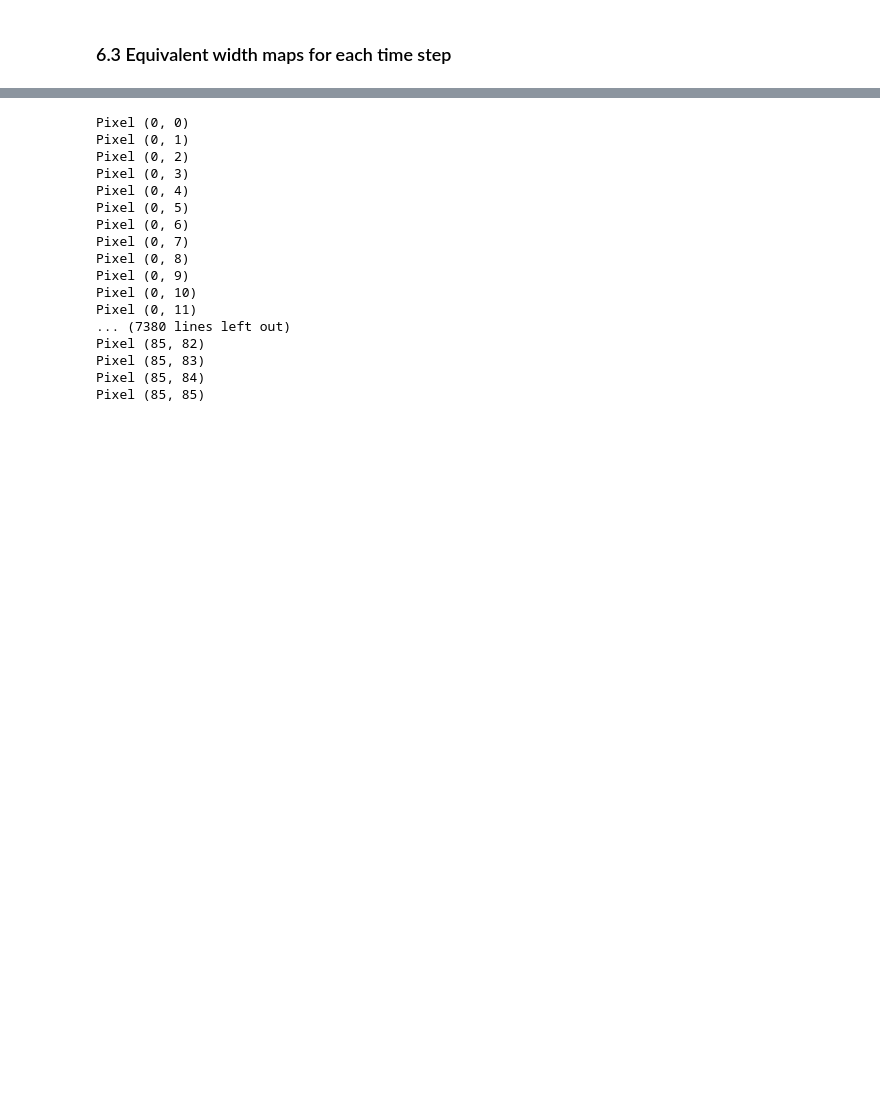
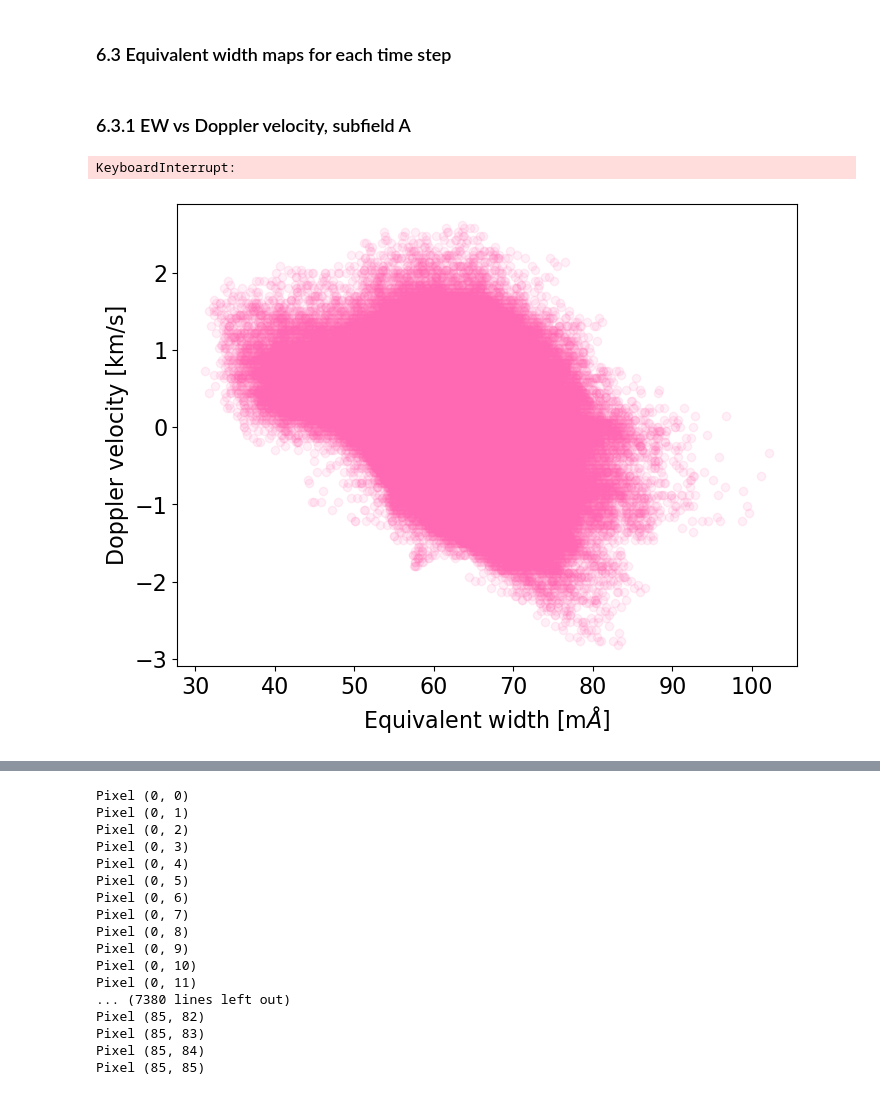
Before and after one commit to rebkabob/solar_and_stellar_physics, a Jupyter notebook: sst4_analysis.ipynb, the cells around one changed output, grey strips where cells are left out. Cells and saved outputs as stored; diff of their text form; code cells hidden in the pictures; blank space fills up the shorter version.

```diff
--- a/sst4_analysis.ipynb
+++ b/sst4_analysis.ipynb
@@ -586,6 +586,8 @@ def create_ew_maps(data, time_step, nump, thr):
 # %%
 ew_cube_A = np.load("ew_cube_A.npy")
 ew_cube_B = np.load("ew_cube_B.npy")
+# %% [markdown]
+### 6.3.1 EW vs Doppler velocity, subfield A
 # %%
 # fig, ax = plt.subplots(figsize = (8, 6))
 # time_step = 45
@@ -600,3 +602,16 @@ ew_cube_B = np.load("ew_cube_B.npy")
 # ax.set_ylabel("Doppler velocity [km/s]")
 # # plt.savefig("figures/ew_doppler_A.png")
 # plt.show()
+# %%
+fig, ax = plt.subplots(figsize = (8, 6))
+for t in range(len(time)):
+    print(f"Time step: {t}")
+    ax.scatter(ew_cube_A[t, :, :].flatten(), doppler_cube_A[t, :, :].flatten(), alpha = .1, color = "hotpink")
+    ax.set_xlabel("Equivalent width [m$\AA$]")
+    ax.set_ylabel("Doppler velocity [km/s]")
+    ax.set_title(f't[{t}]={time_s[t]: .3f} s')
+    plt.savefig(f"figures/test/test_{t: 04d}.png")
+    #plt.show()
+# %% [output]
+KeyboardInterrupt:
+[figure, added]
```
Also changed, not shown: parts of 5 cells of this notebook, 59 other files.
